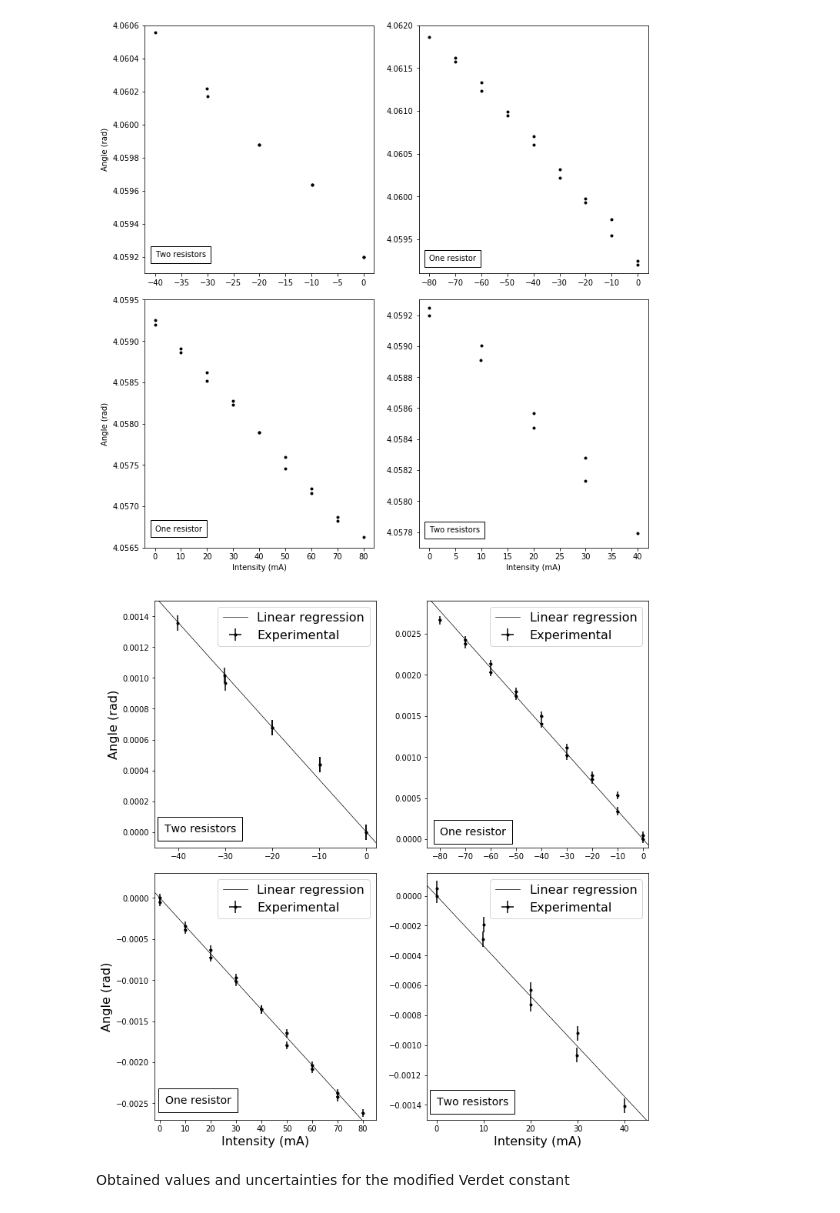
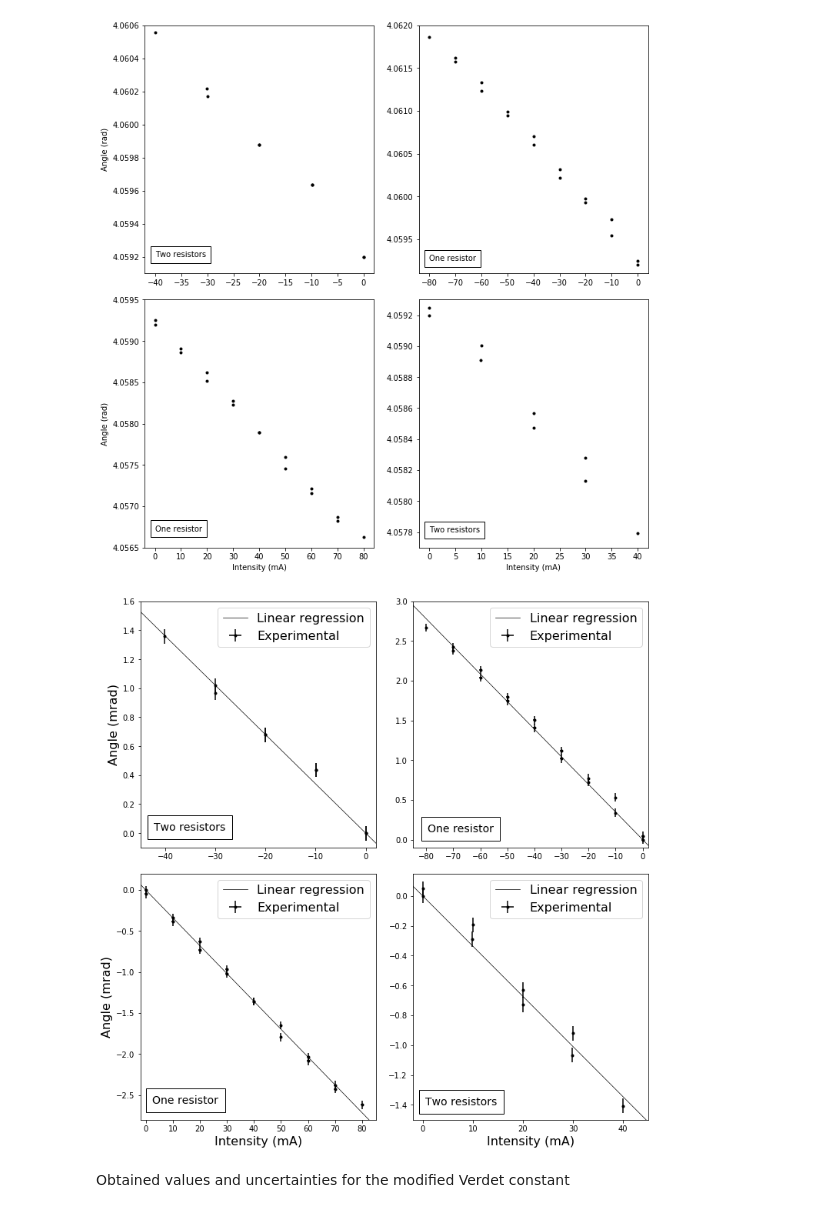
Before and after one commit to iyanmv/APL_ws18-19, a Jupyter notebook: MagnetoOptics/Magneto Optics analysis.ipynb, the cells around one changed output. Drawn from its saved outputs; the diff is of its cells as text; code cells hidden in the pictures.

```diff
--- a/MagnetoOptics/Magneto Optics analysis.ipynb
+++ b/MagnetoOptics/Magneto Optics analysis.ipynb
@@ -172,45 +172,45 @@ ax4.text(0, 4.0578, "Two resistors", bbox=dict(facecolor='white', boxstyle='Squa
 # %%
 fig, ((ax1,ax2),(ax3,ax4)) = plt.subplots(2, 2, figsize=(10,10), constrained_layout=True)
 
-ax1.errorbar(data6_rad[:,0], data6_rad[:,1] - data6_rad[0,1], xerr=.05, yerr=.00005, fmt='k.', label="Experimental")
-ax2.errorbar(data7_rad[:,0], data7_rad[:,1] - data7_rad[0,1], xerr=.5, yerr=.00005, fmt='k.', label="Experimental")
-ax3.errorbar(data8_rad[:,0], data8_rad[:,1] - data8_rad[0,1], xerr=.5, yerr=.00005, fmt='k.', label="Experimental")
-ax4.errorbar(data9_rad[:,0], data9_rad[:,1] - data9_rad[0,1], xerr=.05, yerr=.00005, fmt='k.', label="Experimental")
+ax1.errorbar(data6_rad[:,0], (data6_rad[:,1] - data6_rad[0,1])*1e3, xerr=.05, yerr=.05, fmt='k.', label="Experimental")
+ax2.errorbar(data7_rad[:,0], (data7_rad[:,1] - data7_rad[0,1])*1e3, xerr=.5, yerr=.05, fmt='k.', label="Experimental")
+ax3.errorbar(data8_rad[:,0], (data8_rad[:,1] - data8_rad[0,1])*1e3, xerr=.5, yerr=.05, fmt='k.', label="Experimental")
+ax4.errorbar(data9_rad[:,0], (data9_rad[:,1] - data9_rad[0,1])*1e3, xerr=.05, yerr=.05, fmt='k.', label="Experimental")
 
 x = np.linspace(-85,85,4)
-popt1, pcov1 = curve_fit(no_intercept, data6_rad[:,0], data6_rad[:,1] - data6_rad[0,1])
-popt2, pcov2 = curve_fit(no_intercept, data7_rad[:,0], data7_rad[:,1] - data7_rad[0,1])
-popt3, pcov3 = curve_fit(no_intercept, data8_rad[:,0], data8_rad[:,1] - data8_rad[0,1])
-popt4, pcov4 = curve_fit(no_intercept, data9_rad[:,0], data9_rad[:,1] - data9_rad[0,1])
+popt1, pcov1 = curve_fit(no_intercept, data6_rad[:,0], (data6_rad[:,1] - data6_rad[0,1])*1e3)
+popt2, pcov2 = curve_fit(no_intercept, data7_rad[:,0], (data7_rad[:,1] - data7_rad[0,1])*1e3)
+popt3, pcov3 = curve_fit(no_intercept, data8_rad[:,0], (data8_rad[:,1] - data8_rad[0,1])*1e3)
+popt4, pcov4 = curve_fit(no_intercept, data9_rad[:,0], (data9_rad[:,1] - data9_rad[0,1])*1e3)
 
 ax1.plot(x, x*popt1, 'k-', linewidth=.7, label="Linear regression")
 ax2.plot(x, x*popt2, 'k-', linewidth=.7, label="Linear regression")
 ax3.plot(x, x*popt3, 'k-', linewidth=.7, label="Linear regression")
 ax4.plot(x, x*popt4, 'k-', linewidth=.7, label="Linear regression")
 
 ax3.set_xlabel('Intensity (mA)', fontsize=16)
 ax4.set_xlabel('Intensity (mA)', fontsize=16)
-ax1.set_ylabel('Angle (rad)', fontsize=16)
-ax3.set_ylabel('Angle (rad)', fontsize=16)
+ax1.set_ylabel(r'Angle (mrad)', fontsize=16)
+ax3.set_ylabel(r'Angle (mrad)', fontsize=16)
 
-ax1.set_ylim(-.0001, .0015)
-ax2.set_ylim(-.0001, .0029)
-ax3.set_ylim(-.0027, .0003)
-ax4.set_ylim(-.0015, .00015)
+ax1.set_ylim(-.1, 1.6)
+ax2.set_ylim(-.1, 3)
+ax3.set_ylim(-2.8, .2)
+ax4.set_ylim(-1.5, .15)
 ax1.set_xlim(-45, 2)
 ax2.set_xlim(-85, 2)
 ax3.set_xlim(-2, 85)
 ax4.set_xlim(-2, 45)
 
-ax1.text(-43, 0, "Two resistors", fontsize=14, bbox=dict(facecolor='white', boxstyle='Square', pad=.6))
-ax2.text(-80, 0.00005, "One resistor", fontsize=14, bbox=dict(facecolor='white', boxstyle='Square', pad=.6))
-ax3.text(2, -.0025, "One resistor", fontsize=14, bbox=dict(facecolor='white', boxstyle='Square', pad=.6))
-ax4.text(0, -.0014, "Two resistors", fontsize=14, bbox=dict(facecolor='white', boxstyle='Square', pad=.6))
+ax1.text(-42.3, 0.02, "Two resistors", fontsize=14, bbox=dict(facecolor='white', boxstyle='Square', pad=.6))
+ax2.text(-79.5, 0.1, "One resistor", fontsize=14, bbox=dict(facecolor='white', boxstyle='Square', pad=.6))
+ax3.text(2.5, -2.6, "One resistor", fontsize=14, bbox=dict(facecolor='white', boxstyle='Square', pad=.6))
+ax4.text(0.5, -1.4, "Two resistors", fontsize=14, bbox=dict(facecolor='white', boxstyle='Square', pad=.6))
 
 ax1.legend(fontsize=16)
 ax2.legend(fontsize=16)
 ax3.legend(fontsize=16)
 ax4.legend(fontsize=16);
 # %% [output]
-[figure, old version]
+[figure, new version]
 # %%
```
Also changed, not shown: parts of 9 cells of this notebook, 6 other files.
